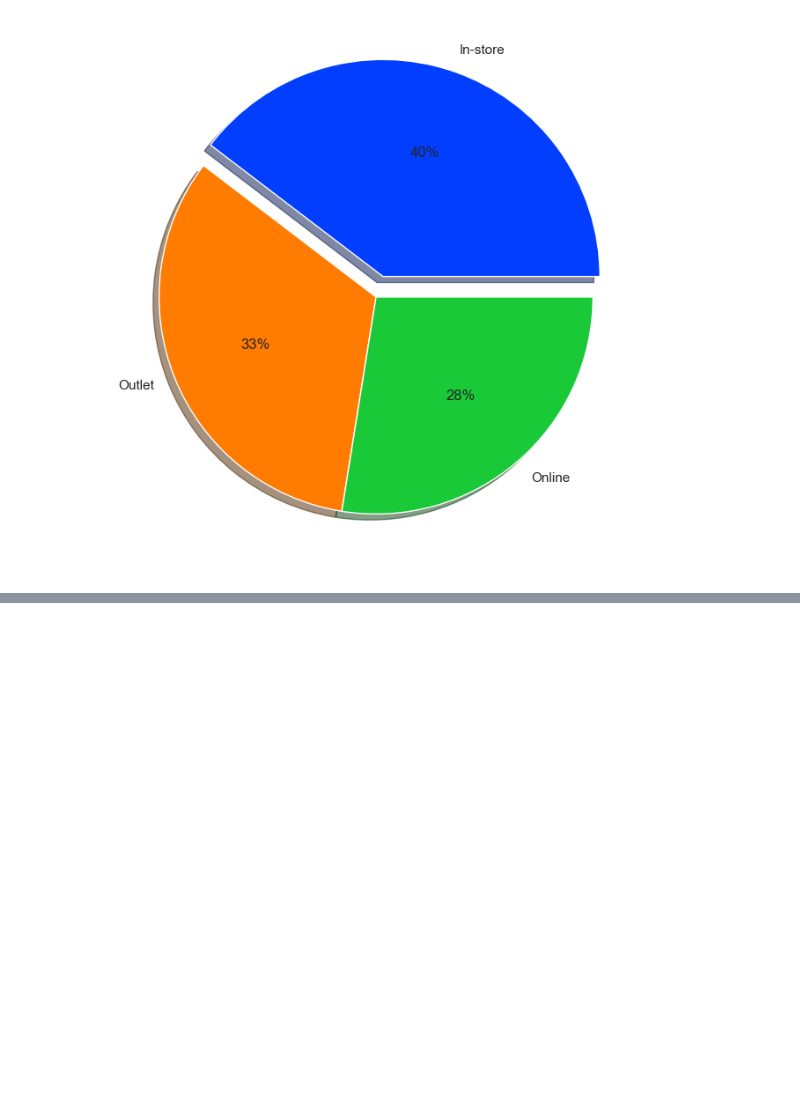
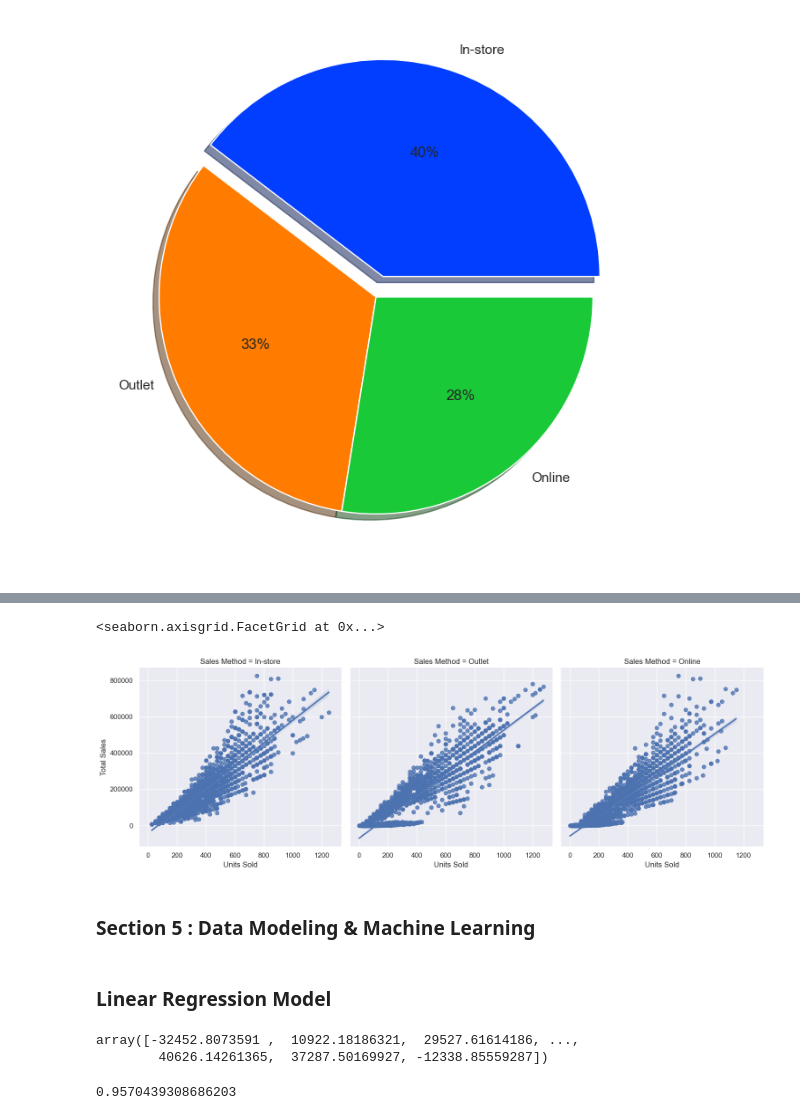
Before and after one commit to dataSc009/ds, a Jupyter notebook: Addidas Sales.ipynb, the cells around one changed output, grey strips where cells are left out. Cells and saved outputs as stored; diff of their text form; code cells hidden in the pictures; blank space fills up the shorter version.

Commit message:
Latest changes with model

```diff
--- a/Addidas Sales.ipynb
+++ b/Addidas Sales.ipynb
@@ -203,0 +245,7 @@ plt.show()
+# %%
+sns.lmplot(data = df, x ='Units Sold',y = 'Total Sales',col ='Sales Method')
+# %% [output]
+<seaborn.axisgrid.FacetGrid at 0x...>
+[figure, added]
+# %% [markdown]
+### Section 5 : Data Modeling & Machine Learning
@@ -203,0 +256,14 @@ plt.show()
+# %% [markdown]
+### Linear Regression Model
+# %%
+model = LinearRegression()
+model.fit(X_train, y_train)
+y_predicted = model.predict(X_test)
+y_predicted
+# %% [output]
+array([-32452.8073591 ,  10922.18186321,  29527.61614186, ...,
+        40626.14261365,  37287.50169927, -12338.85559287])
+# %%
+model.score(X_test,y_test)
+# %% [output]
+0.9570439308686203
```
Also changed, not shown: parts of 39 cells of this notebook.
